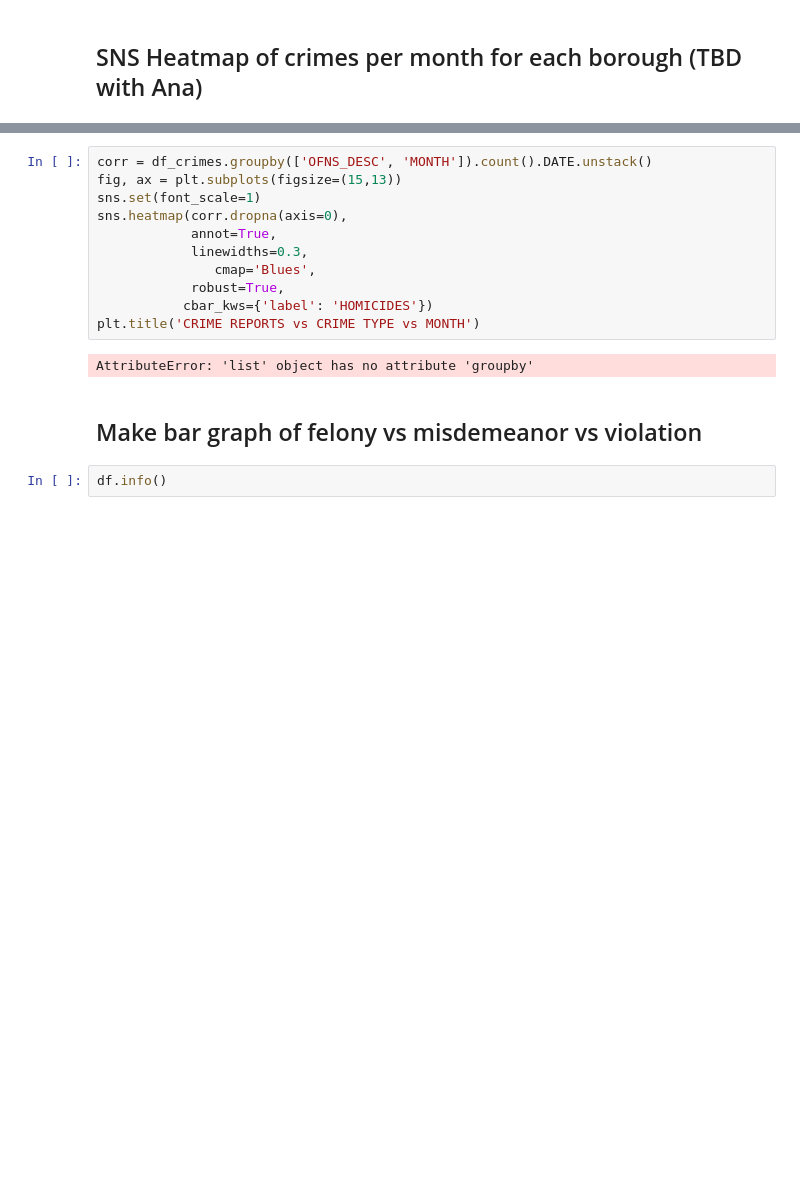
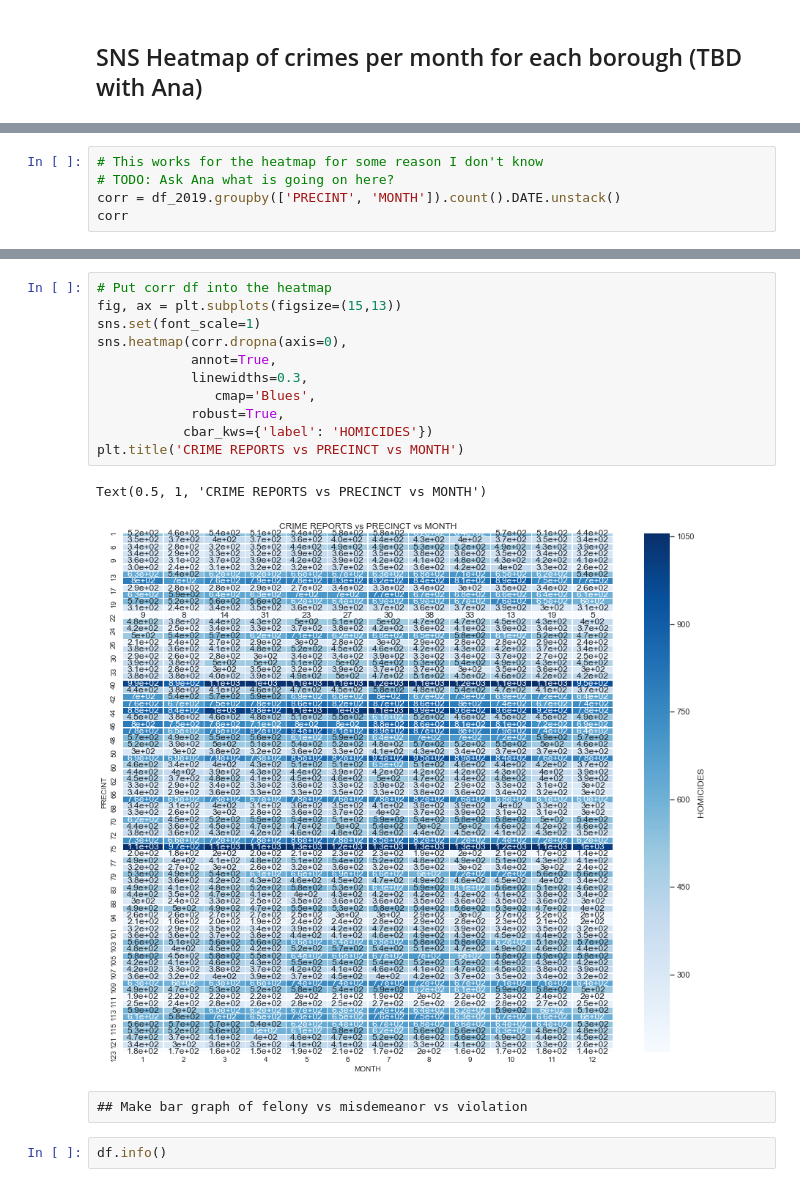
Before and after one commit to elizabeamedalla/Capstone-1, a Jupyter notebook: Capstone 1.ipynb, the cells around one changed output, grey strips where cells are left out. Saved outputs shown, nothing was run; the diff lists cells and outputs as text; blank space fills up the shorter version.

```diff
--- a/Capstone 1.ipynb
+++ b/Capstone 1.ipynb
@@ -253,0 +256,5 @@ df_crimes
+# %%
+# This works for the heatmap for some reason I don't know
+# TODO: Ask Ana what is going on here?
+corr = df_2019.groupby(['PRECINT', 'MONTH']).count().DATE.unstack()
+corr
@@ -254,18 +276,19 @@ df_crimes
 # %%
-corr = df_crimes.groupby(['OFNS_DESC', 'MONTH']).count().DATE.unstack()
+# Put corr df into the heatmap
 fig, ax = plt.subplots(figsize=(15,13))
 sns.set(font_scale=1)
 sns.heatmap(corr.dropna(axis=0),
             annot=True,
             linewidths=0.3,
                cmap='Blues',
             robust=True,
            cbar_kws={'label': 'HOMICIDES'})
-plt.title('CRIME REPORTS vs CRIME TYPE vs MONTH')
+plt.title('CRIME REPORTS vs PRECINCT vs MONTH')
 # %% [output]
-AttributeError: 'list' object has no attribute 'groupby'
+Text(0.5, 1, 'CRIME REPORTS vs PRECINCT vs MONTH')
+[figure, added]
-# %% [markdown]
-## Make bar graph of felony vs misdemeanor vs violation
+# %% [raw]
+## Make bar graph of felony vs misdemeanor vs violation
 # %%
 df.info()
 # %% [output]
```
Also changed, not shown: parts of 9 cells of this notebook.
